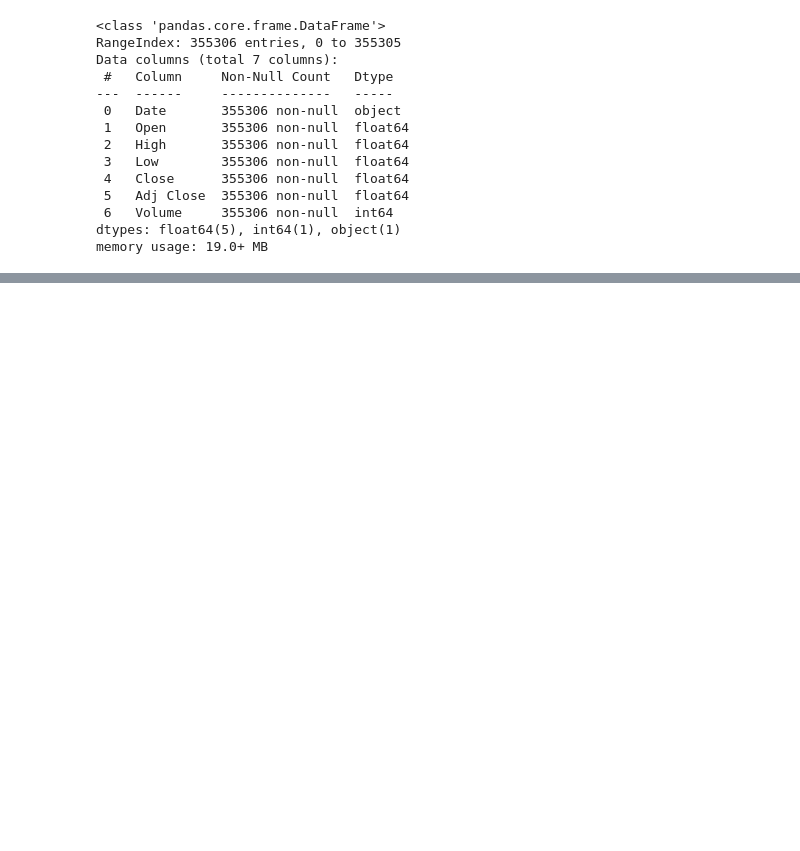
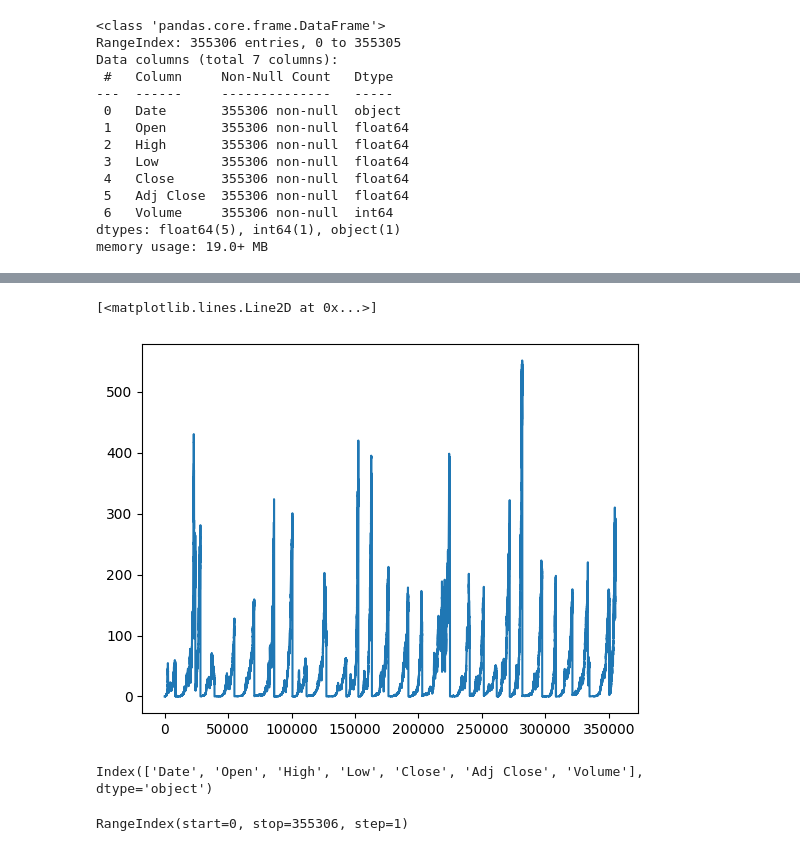
Before and after one commit to pNatTueku/basicPython, a Jupyter notebook: basic_combine_csv_files_with_4_line.ipynb, the cells around one changed output, grey strips where cells are left out. Saved outputs shown, nothing was run; the diff lists cells and outputs as text; code cells hidden in the pictures; blank space fills up the shorter version.

```diff
--- a/basic_combine_csv_files_with_4_line.ipynb
+++ b/basic_combine_csv_files_with_4_line.ipynb
@@ -60,3 +60,6 @@ combined_df.describe()
 | 50% | 23.551016 | 23.843750 | 23.270000 | 23.561329 | 13.260249 | 4.681896e+06 |
 | 75% | 57.560001 | 58.180000 | 56.963829 | 57.570000 | 42.334503 | 1.002374e+07 |
 | max | 555.000000 | 558.099976 | 550.130005 | 555.150024 | 551.089966 | 7.421641e+09 |
+# %%
+data = combined_df.copy()
+data.head(10)
@@ -62,0 +80,13 @@ combined_df.describe()
+# %%
+plt.plot(data['Adj Close'])
+# %% [output]
+[<matplotlib.lines.Line2D at 0x...>]
+[figure, added]
+# %%
+data.columns
+# %% [output]
+Index(['Date', 'Open', 'High', 'Low', 'Close', 'Adj Close', 'Volume'], dtype='object')
+# %%
+data.index
+# %% [output]
+RangeIndex(start=0, stop=355306, step=1)
```
Also changed, not shown: parts of 3 cells of this notebook.
